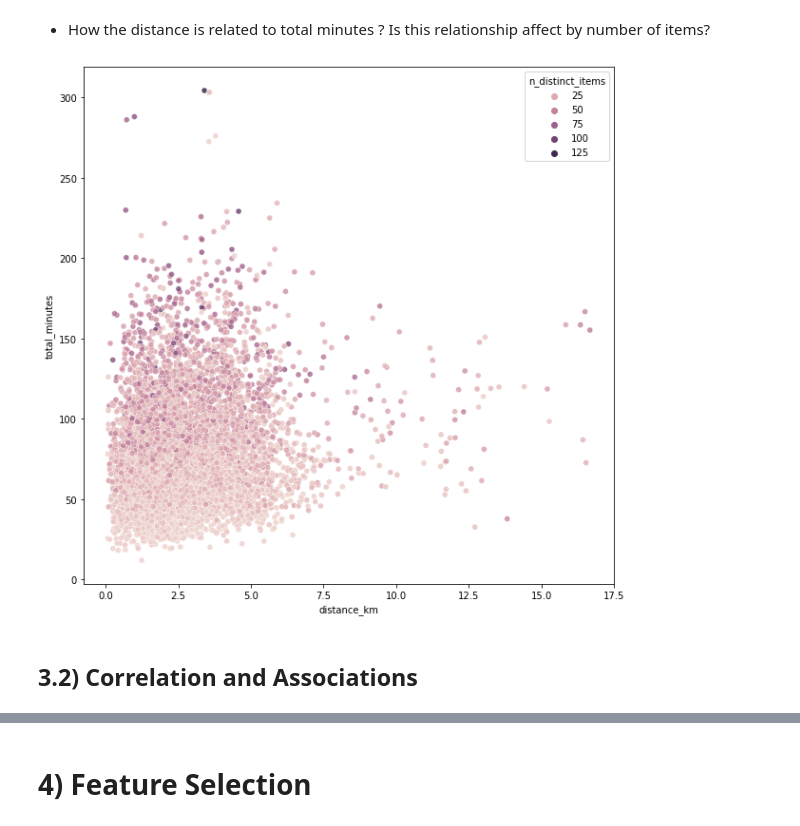
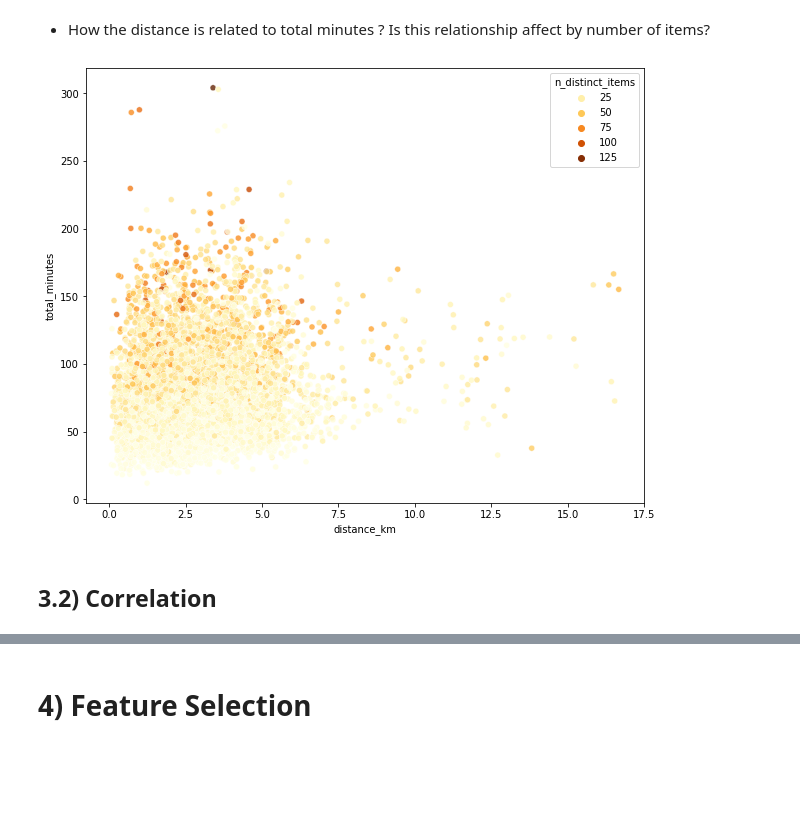
Before and after one commit to brunocvs7/time2delivery, a Jupyter notebook: notebooks/3_eda_ft_engineering_ft_selection.ipynb, the cells around one changed output, grey strips where cells are left out. Cells and saved outputs as stored; diff of their text form; code cells hidden in the pictures; blank space fills up the shorter version.

```diff
--- a/notebooks/3_eda_ft_engineering_ft_selection.ipynb
+++ b/notebooks/3_eda_ft_engineering_ft_selection.ipynb
@@ -32,10 +34,19 @@ df_orders_test = pd.read_parquet(os.path.join(DATA_INPUT_PATH, DATA_TEST_NAME))
 ## 2.1) Time Features
 # %% [markdown]
 As We have the promised time, We can use information from It as a proxy to the time the order was made. Hence, We are  going to be able to extract hour, day, month, week, and all other characteristics about the time and provide them to the model to learn patterns about It and how those characteristics relates to total minutes.
-# %%
-df_orders_train['hour'] = df_orders_train['promised_time'].apply(lambda x: x.hour)
-df_orders_train['day'] = df_orders_train['promised_time'].apply(lambda x: x.dayofweek)
-df_orders_train['month'] = df_orders_train['promised_time'].apply(lambda x: x.month)
+# %%
+# hour of the day
+df_orders_train['hour'] = df_orders_train['promised_time'].apply(lambda x: x.hour)
+# Create groups to represent different moments of the day
+df_orders_train['hour_group'] = 'afternoon'
+df_orders_train.loc[df_orders_train['hour'].between(0, 6, inclusive=True), 'hour_group'] = 'dawn'
+df_orders_train.loc[df_orders_train['hour'].between(7, 12, inclusive=True), 'hour_group'] = 'morning'
+df_orders_train.loc[df_orders_train['hour'].between(18, 23, inclusive=True), 'hour_group'] = 'night'
+# day of the week
+df_orders_train['day'] = df_orders_train['promised_time'].apply(lambda x: x.dayofweek)
+# Create feature is_weekday
+df_orders_train['is_weekday'] = 'false'
+df_orders_train.loc[df_orders_train['day'].between(0, 4, inclusive=True), 'is_weekday'] = 'true'
 # %% [markdown]
 ## 2.2) Distance
 # %% [markdown]
@@ -127,13 +183,16 @@ It seems there is some positive association between picking_speed and total_minu
+# %%
+df_orders_train['has_both_kgs_unities'] = np.where((df_orders_train['sum_kgs'] > 0) & (df_orders_train['sum_unities'] > 0), True, False)
 # %% [markdown]
 - How the distance is related to total minutes ? Is this relationship affect by number of items?
 # %%
-fig = plt.figure(figsize=(10,10))
+fig = plt.figure(figsize=(10,8))
 sns.scatterplot(x=df_orders_train['distance_km'],
                 y=df_orders_train['total_minutes'],
                 hue=df_orders_train['n_distinct_items'],
-                alpha=.8)
+                alpha=.8,
+                palette="YlOrBr")
 plt.show()
 # %% [output]
-[figure, old version]
+[figure, new version]
 # %% [markdown]
-## 3.2) Correlation and Associations
+## 3.2) Correlation
```
Also changed, not shown: parts of 27 cells of this notebook, 5 other files.
